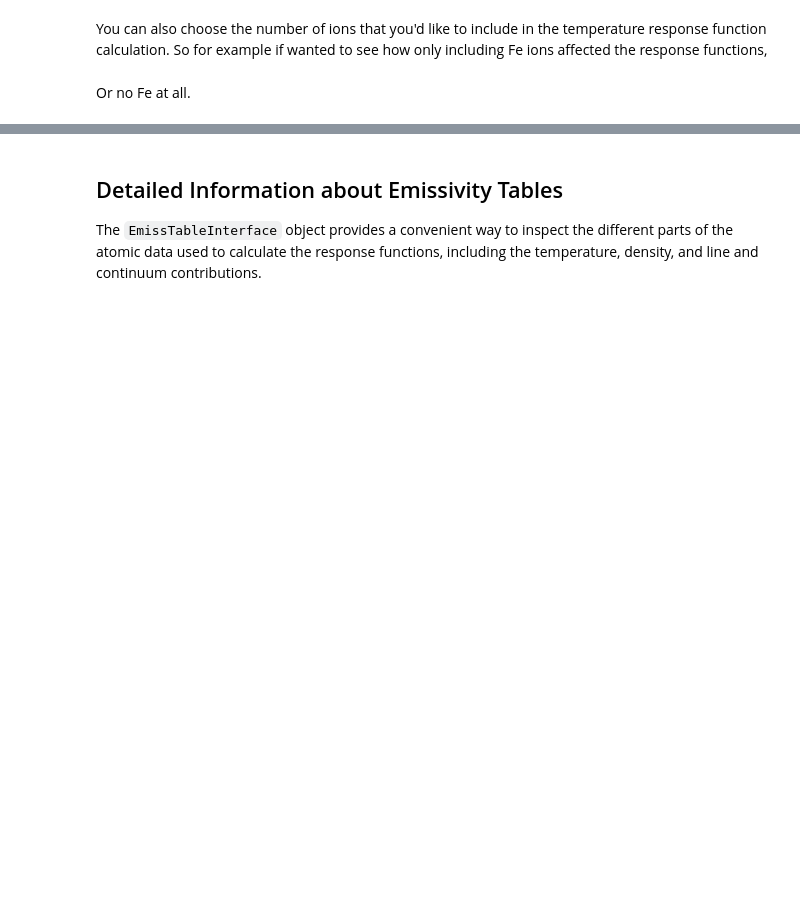
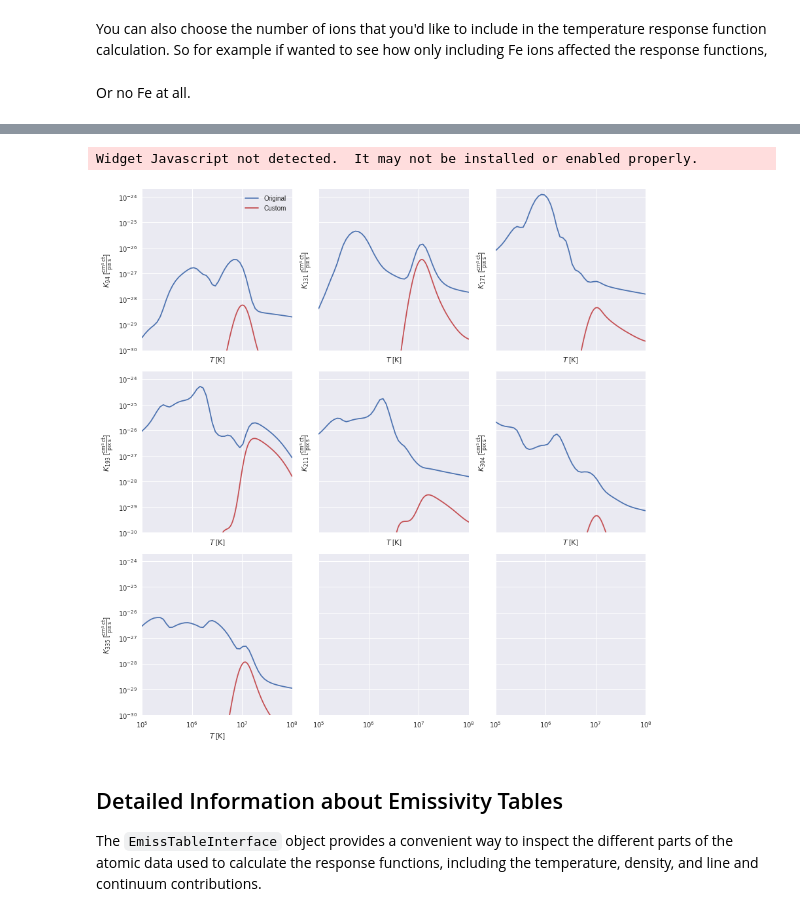
Before and after one commit to wtbarnes/aia_response, a Jupyter notebook: notebooks/final_sunpy_ssw_comparison.ipynb, the cells around one changed output, grey strips where cells are left out. Saved outputs shown, nothing was run; the diff lists cells and outputs as text; code cells hidden in the pictures; blank space fills up the shorter version.

```diff
--- a/notebooks/final_sunpy_ssw_comparison.ipynb
+++ b/notebooks/final_sunpy_ssw_comparison.ipynb
@@ -192,3 +197,37 @@ If you want to change the temperature/density/wavelength over which the emissivi
+# %%
+temperature = np.logspace(5.5,8,100)*u.K
+density = 1e9*np.ones(temperature.shape)*u.cm**(-3)
+abundance_file = 'sun_photospheric_1998_grevesse'
+high_ionization_state_ions = [ion for ion in ch_data.MasterList if ion[-1] != 'd' and int(ion.split('_')[1]) >= 20]
+emiss_table_filename = '/home/wtb2/Desktop/test_emiss_table.h5'
+# %%
+make_emiss_table(emiss_table_filename,ion_list=high_ionization_state_ions,temperature=temperature,density=density,
+                 notebook=True, abundance_file=abundance_file)
+# %% [output]
+Widget Javascript not detected.  It may not be installed or enabled properly.
+# %%
+custom_temperature_response = aia_response.calculate_temperature_response(ion_list=high_ionization_state_ions,
+                                                    emiss_table_file='/home/wtb2/Desktop/test_emiss_table.h5')
+# %%
+fig,axes = plt.subplots(3,3,figsize=(12,12),sharex=True,sharey=True)
+for channel,ax in zip(sorted(wavelength_response.keys()),axes.flatten()):
+    # all_ions
+    ax.plot(temperature_response[channel].temperature,temperature_response[channel].response,
+            linestyle='-',color=sns.color_palette('deep')[0],label='Original')
+    # Fe only
+    ax.plot(custom_temperature_response[channel].temperature,
+            custom_temperature_response[channel].response,
+            linestyle='-',color=sns.color_palette('deep')[2],label='Custom')
+    ax.set_xlabel(r'$T$ [{:latex}]'.format(temperature_response[channel].temperature.unit))
+    ax.set_ylabel(r'$K_{{{}}}$ [{:latex}]'.format(channel,temperature_response[channel].response.unit))
+    ax.set_xscale('log')
+    ax.set_yscale('log')
+    ax.set_ylim([1e-30,2e-24])
+    ax.set_xlim([1e5,1e8])
+axes[0,0].legend(loc='best')
+plt.tight_layout()
+# %% [output]
+[figure, added]
 # %% [markdown]
 ## Detailed Information about Emissivity Tables
 The `EmissTableInterface` object provides a convenient way to inspect the different parts of the atomic data used to calculate the response functions, including the temperature, density, and line and continuum contributions.
```
Also changed, not shown: parts of 8 cells of this notebook.
